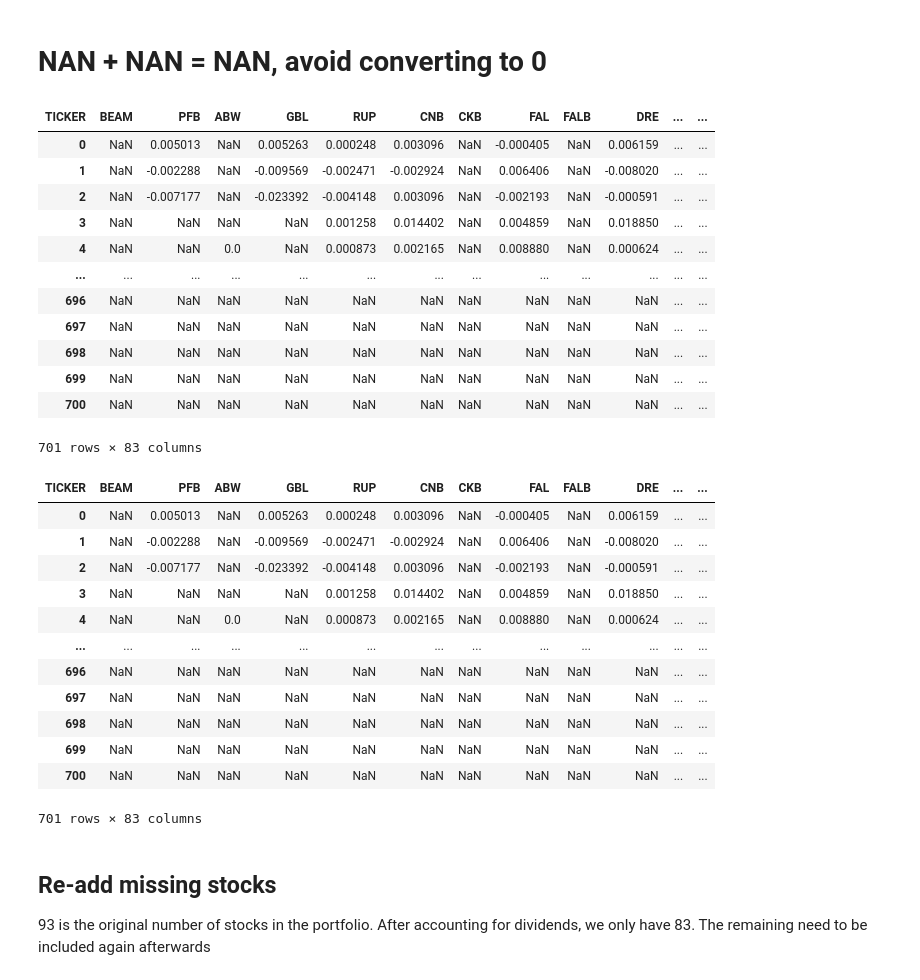
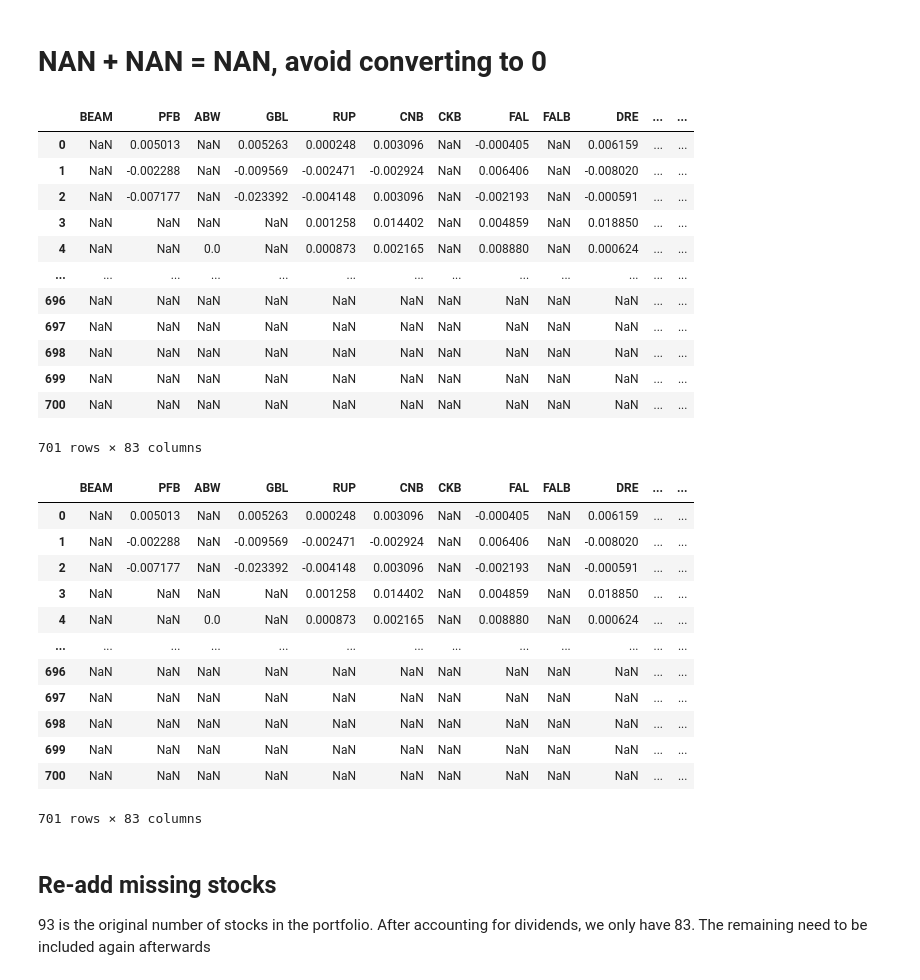
Before and after one commit to statistactics/sin-stocks, a Jupyter notebook: INCLUDING_DIVI_RFR.ipynb, the cells around one changed output. Cells and saved outputs as stored; diff of their text form; code cells hidden in the pictures.

Commit message:
Checking % returns for error

```diff
--- a/INCLUDING_DIVI_RFR.ipynb
+++ b/INCLUDING_DIVI_RFR.ipynb
@@ -363,10 +363,10 @@ divi_returns_df
 # %% [markdown]
 # NAN + NAN = NAN, avoid converting to 0
 # %%
-test_portfolio = divi_returns_df.drop("Date", axis = 1).add(portfolio_truncate.drop("Date", axis = 1), fill_value = 0)
+test_portfolio = portfolio_truncate.drop("Date", axis = 1).add(divi_returns_df.drop("Date", axis = 1), fill_value = 0)
 test_portfolio
 # %% [output]
-| TICKER | BEAM | PFB | ABW | GBL | RUP | CNB | CKB | FAL | FALB | DRE | ... | ... |
+|  | BEAM | PFB | ABW | GBL | RUP | CNB | CKB | FAL | FALB | DRE | ... | ... |
 | 0 | NaN | 0.005013 | NaN | 0.005263 | 0.000248 | 0.003096 | NaN | -0.000405 | NaN | 0.006159 | ... | ... |
 | 1 | NaN | -0.002288 | NaN | -0.009569 | -0.002471 | -0.002924 | NaN | 0.006406 | NaN | -0.008020 | ... | ... |
 | 2 | NaN | -0.007177 | NaN | -0.023392 | -0.004148 | 0.003096 | NaN | -0.002193 | NaN | -0.000591 | ... | ... |
@@ -384,7 +384,7 @@ test_portfolio
 # %%
 test_portfolio
 # %% [output]
-| TICKER | BEAM | PFB | ABW | GBL | RUP | CNB | CKB | FAL | FALB | DRE | ... | ... |
+|  | BEAM | PFB | ABW | GBL | RUP | CNB | CKB | FAL | FALB | DRE | ... | ... |
 | 0 | NaN | 0.005013 | NaN | 0.005263 | 0.000248 | 0.003096 | NaN | -0.000405 | NaN | 0.006159 | ... | ... |
 | 1 | NaN | -0.002288 | NaN | -0.009569 | -0.002471 | -0.002924 | NaN | 0.006406 | NaN | -0.008020 | ... | ... |
 | 2 | NaN | -0.007177 | NaN | -0.023392 | -0.004148 | 0.003096 | NaN | -0.002193 | NaN | -0.000591 | ... | ... |
```
Also changed, not shown: parts of 2 cells of this notebook, 3 other files.
